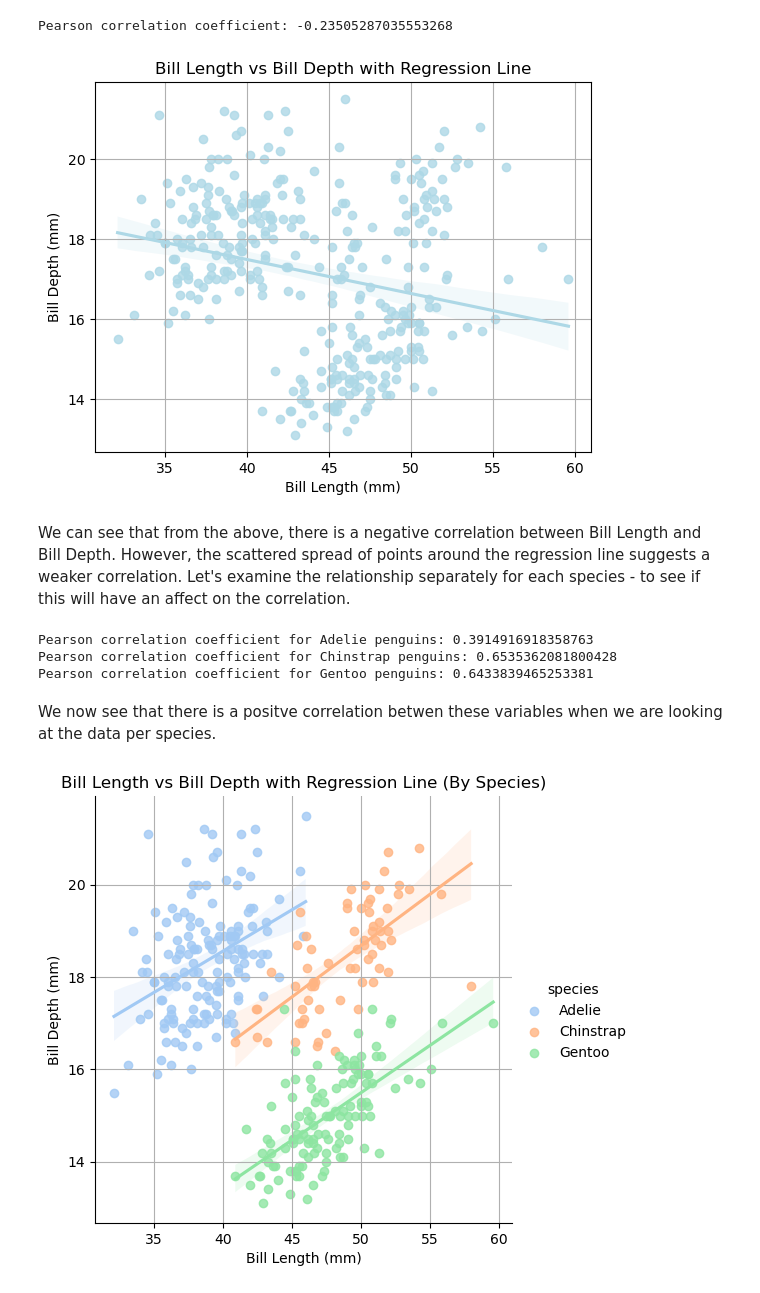
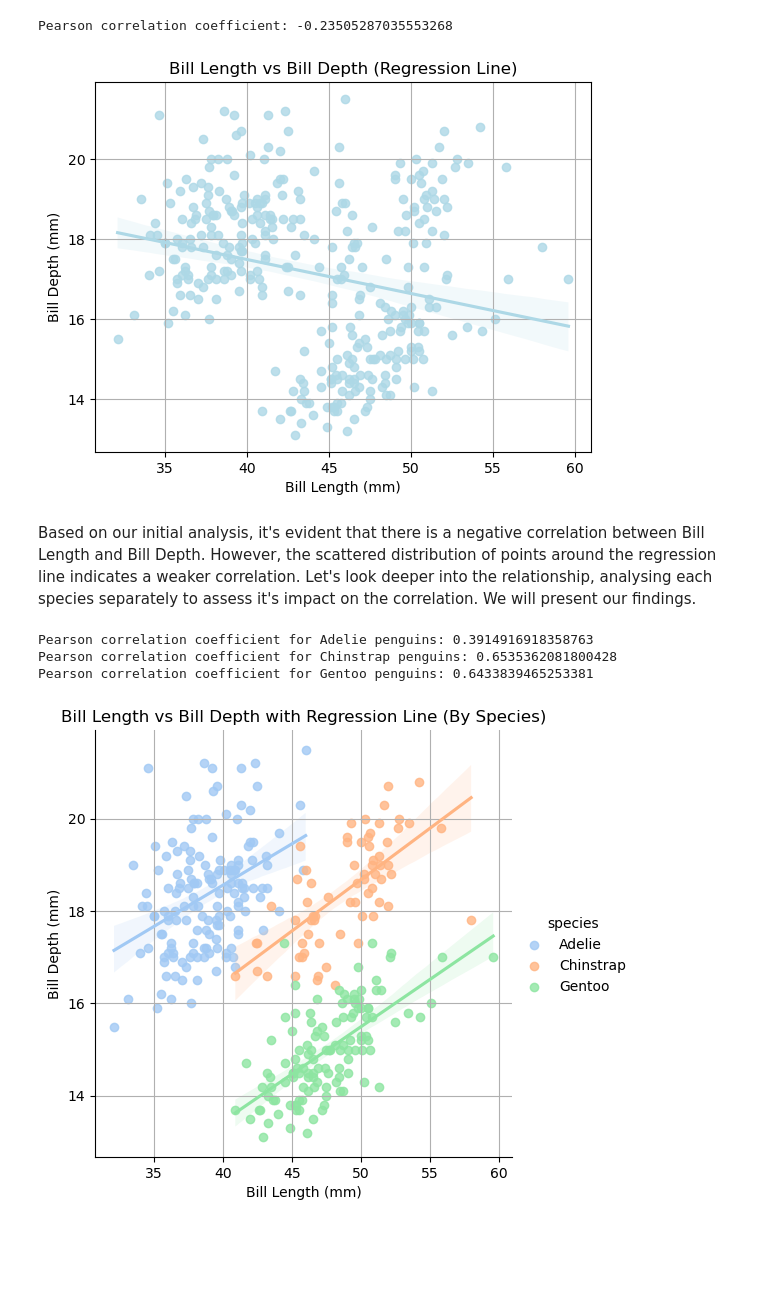
Before and after one commit to briannemcgrath/Principles-of-Data-Analytics, a Jupyter notebook: penguins.ipynb, the cells around one changed output. Drawn from its saved outputs; the diff is of its cells as text; code cells hidden in the pictures; blank space fills up the shorter version.

```diff
--- a/penguins.ipynb
+++ b/penguins.ipynb
@@ -344,15 +346,15 @@ Pearson correlation coefficient: -0.23505287035553268
 # %%
 #Scatter Plot with Regression Line for Bill Length and Bill Depth
 sns.regplot(x='bill_length_mm', y='bill_depth_mm', data=df, color='lightblue')
-plt.title('Bill Length vs Bill Depth with Regression Line')
+plt.title('Bill Length vs Bill Depth (Regression Line)')
 plt.xlabel('Bill Length (mm)')
 plt.ylabel('Bill Depth (mm)')
 plt.grid()
 plt.show()
 # %% [output]
-[figure, old version]
+[figure, new version]
 # %% [markdown]
-We can see that from the above, there is a negative correlation between Bill Length and Bill Depth. However, the scattered spread of points around the regression line suggests a weaker correlation. Let's examine the relationship separately for each species - to see if this will have an affect on the correlation.
+Based on our initial analysis, it's evident that there is a negative correlation between Bill Length and Bill Depth. However, the scattered distribution of points around the regression line indicates a weaker correlation. Let's look deeper into the relationship, analysing each species separately to assess it's impact on the correlation. We will present our findings.
 # %%
 # Calculate Pearson correlation coefficient for Adelie penguins
 adelie_correlation = df[df['species'] == 'Adelie']['bill_length_mm'].corr(df[df['species'] == 'Adelie']['bill_depth_mm'])
@@ -371,8 +373,6 @@ print("Pearson correlation coefficient for Gentoo penguins:", gentoo_correlation
 Pearson correlation coefficient for Adelie penguins: 0.3914916918358763
 Pearson correlation coefficient for Chinstrap penguins: 0.6535362081800428
 Pearson correlation coefficient for Gentoo penguins: 0.6433839465253381
-# %% [markdown]
-We now see that there is a positve correlation betwen these variables when we are looking at the data per species.
 # %%
 # lmplot separated by Species
 sns.lmplot(x='bill_length_mm', y='bill_depth_mm', data=df, hue='species', palette='pastel')
```
Also changed, not shown: parts of 24 cells of this notebook.
